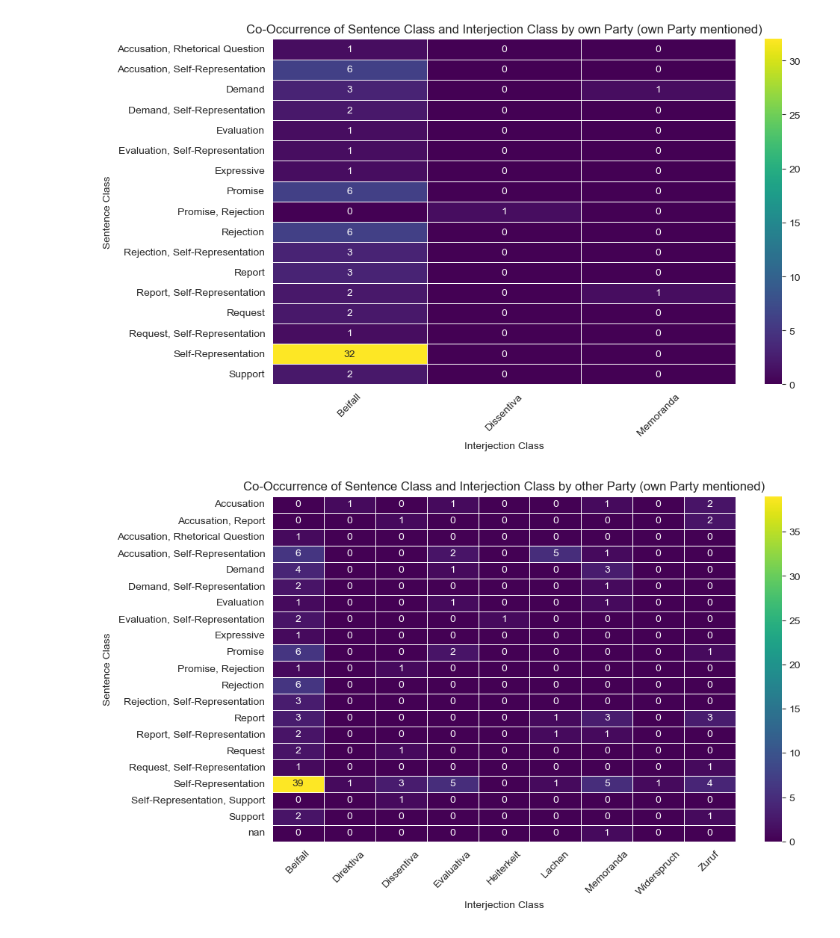
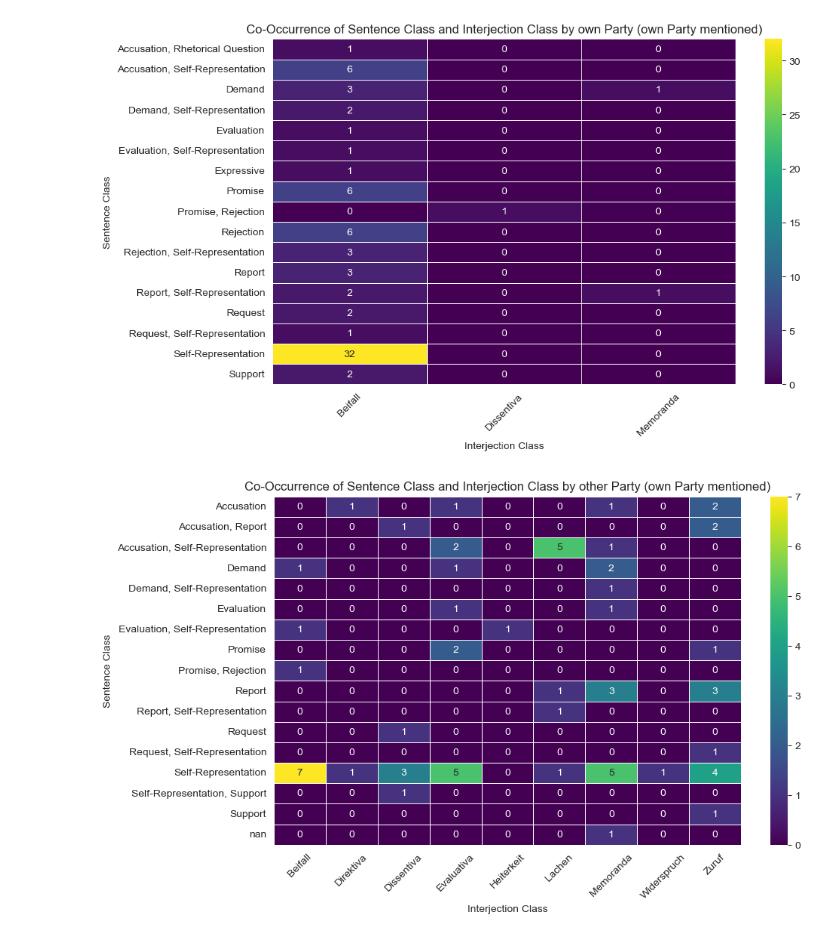
Before and after one commit to hannahsteinbach/Interjections-German-Parliament, a Jupyter notebook: party_mentions/classified_partymentions.ipynb, the cells around one changed output. Drawn from its saved outputs; the diff is of its cells as text; code cells hidden in the pictures.

```diff
--- a/party_mentions/classified_partymentions.ipynb
+++ b/party_mentions/classified_partymentions.ipynb
@@ -736,16 +736,16 @@ plt.show()
 [figure]
 # %%
 other_interjected = classified_same[classified_same['Speaker Interjected'] == False]
-co_occurrence_matrix = classified_same.groupby(['Sentence Class (Reinig)', 'Interjection Class (Burkhardt)']).size().unstack(fill_value=0)
+co_occurrence_matrix = other_interjected.groupby(['Sentence Class (Reinig)', 'Interjection Class (Burkhardt)']).size().unstack(fill_value=0)
 
 plt.figure(figsize=(10, 6))
 sns.heatmap(co_occurrence_matrix, annot=True, fmt="d", cmap="viridis", linewidths=0.5)
 
 plt.xlabel("Interjection Class")
 plt.ylabel("Sentence Class")
 plt.title("Co-Occurrence of Sentence Class and Interjection Class by other Party (own Party mentioned)")
 plt.xticks(rotation=45)
 plt.yticks(rotation=0)
 plt.show()
 # %% [output]
-[figure, old version]
+[figure, new version]
```
Also changed, not shown: parts of 2 cells of this notebook.
